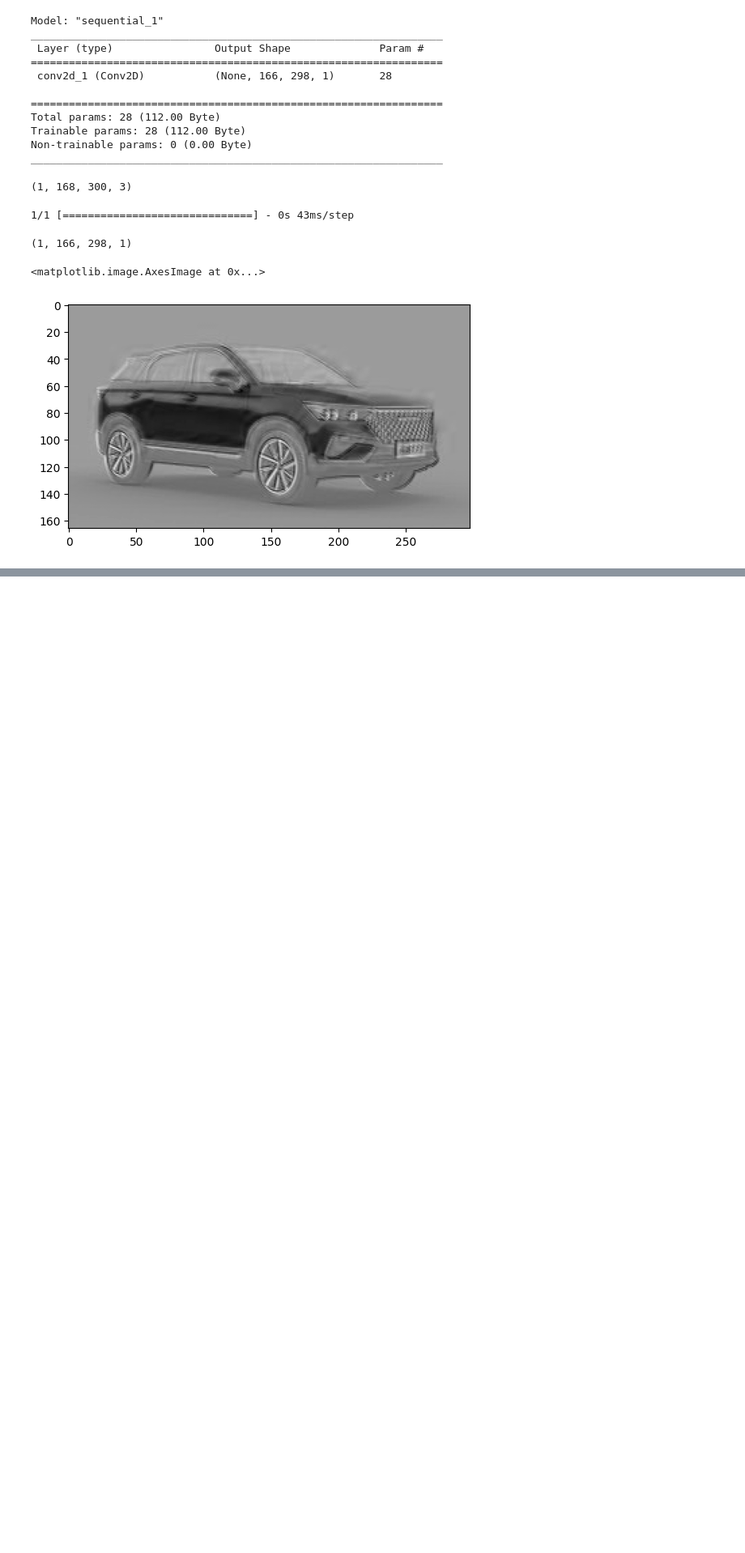
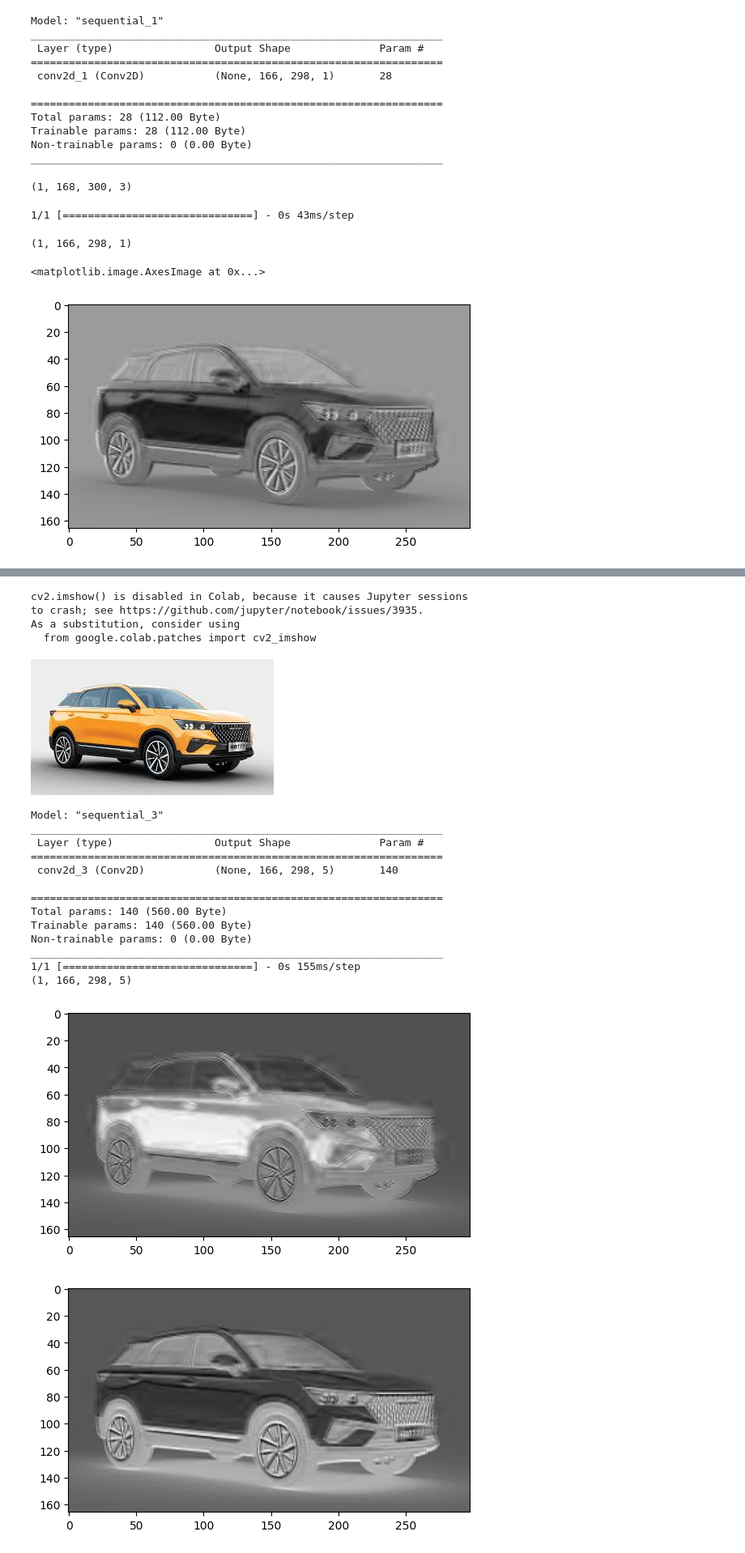
Before and after one commit to syedshahlal/Understanding_Computer_Vision, a Jupyter notebook: CNN_and_Pooling.ipynb, the cells around one changed output, grey strips where cells are left out. Shown at 81% size. Drawn from its saved outputs; the diff is of its cells as text; code cells hidden in the pictures; blank space fills up the shorter version.

```diff
--- a/CNN_and_Pooling.ipynb
+++ b/CNN_and_Pooling.ipynb
@@ -140,0 +209,32 @@ plt.imshow(reshape_out_color,cmap='gray')
+# %%
+# With 5 filter
+img = read_img(path, grayscale=False)
+input_img = reshaping_in(img, grayscale=False)
+model = get_conv_model(filters=5,
+                       kernel_size=(3,3),
+                       strides=(1,1),
+                       input_shape=input_img.shape[1:],
+                       padding="valid")
+
+apply_conv_model_and_visualize(input_img, model)
+# %% [output]
+cv2.imshow() is disabled in Colab, because it causes Jupyter sessions
+to crash; see https://github.com/jupyter/notebook/issues/3935.
+As a substitution, consider using
+  from google.colab.patches import cv2_imshow
+[figure, added]
+Model: "sequential_3"
+_________________________________________________________________
+ Layer (type)                Output Shape              Param #
+=================================================================
+ conv2d_3 (Conv2D)           (None, 166, 298, 5)       140
+
+=================================================================
+Total params: 140 (560.00 Byte)
+Trainable params: 140 (560.00 Byte)
+Non-trainable params: 0 (0.00 Byte)
+_________________________________________________________________
+1/1 [==============================] - 0s 155ms/step
+(1, 166, 298, 5)
+[figure, added]
+[figure, added]
```
Also changed, not shown: parts of 7 cells of this notebook.
